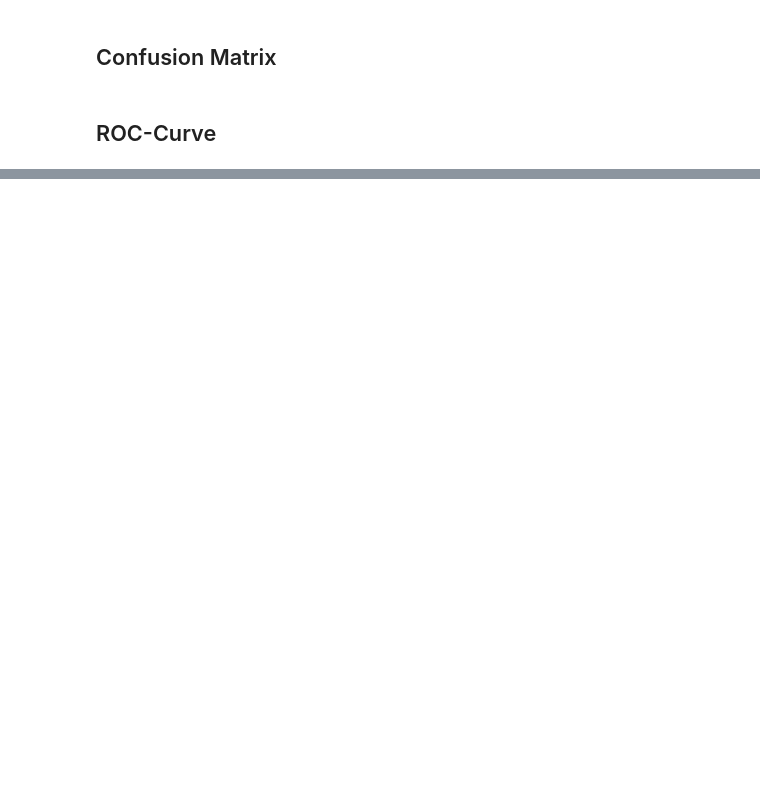
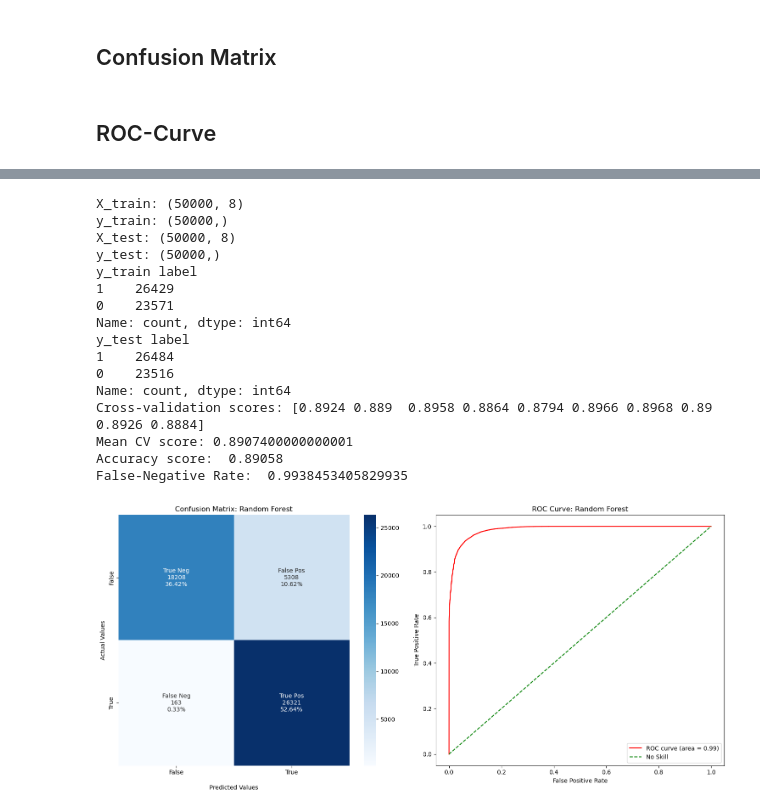
Before and after one commit to Faragas91/Masterarbeit, a Jupyter notebook: Scripts/ROC-Curve_with_SISSI.ipynb, the cells around one changed output, grey strips where cells are left out. Drawn from its saved outputs; the diff is of its cells as text; code cells hidden in the pictures; blank space fills up the shorter version.

```diff
--- a/Scripts/ROC-Curve_with_SISSI.ipynb
+++ b/Scripts/ROC-Curve_with_SISSI.ipynb
@@ -204,0 +336,20 @@ ValueError: This solver needs samples of at least 2 classes in the data, but the
+# %%
+random_forest_pipeline(df_multiperm_mono)
+# %% [output]
+X_train: (50000, 8)
+y_train: (50000,)
+X_test: (50000, 8)
+y_test: (50000,)
+y_train label
+1    26429
+0    23571
+Name: count, dtype: int64
+y_test label
+1    26484
+0    23516
+Name: count, dtype: int64
+Cross-validation scores: [0.8924 0.889  0.8958 0.8864 0.8794 0.8966 0.8968 0.89   0.8926 0.8884]
+Mean CV score: 0.8907400000000001
+Accuracy score:  0.89058
+False-Negative Rate:  0.9938453405829935
+[figure, added]
```
Also changed, not shown: parts of 28 cells of this notebook.
